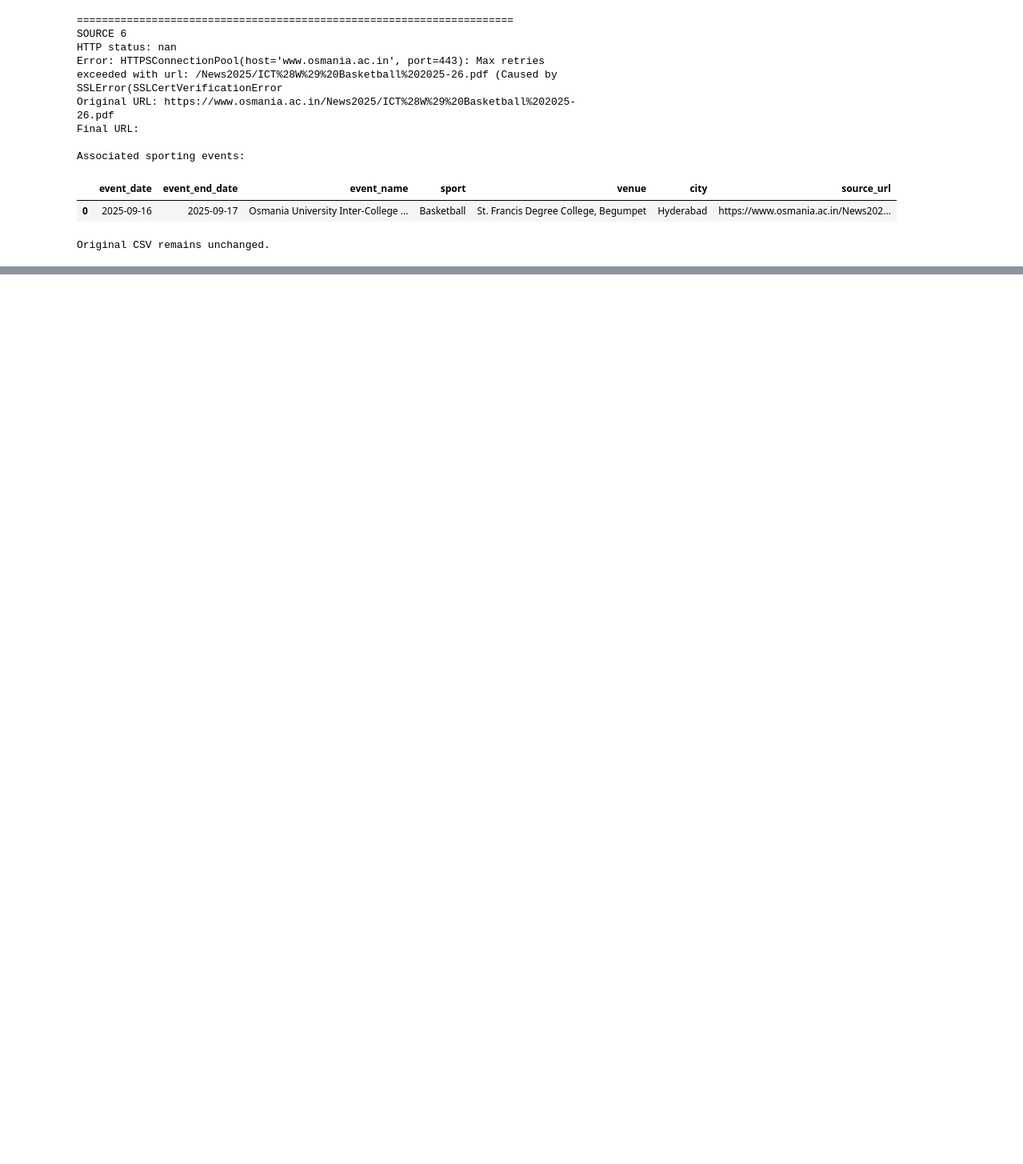
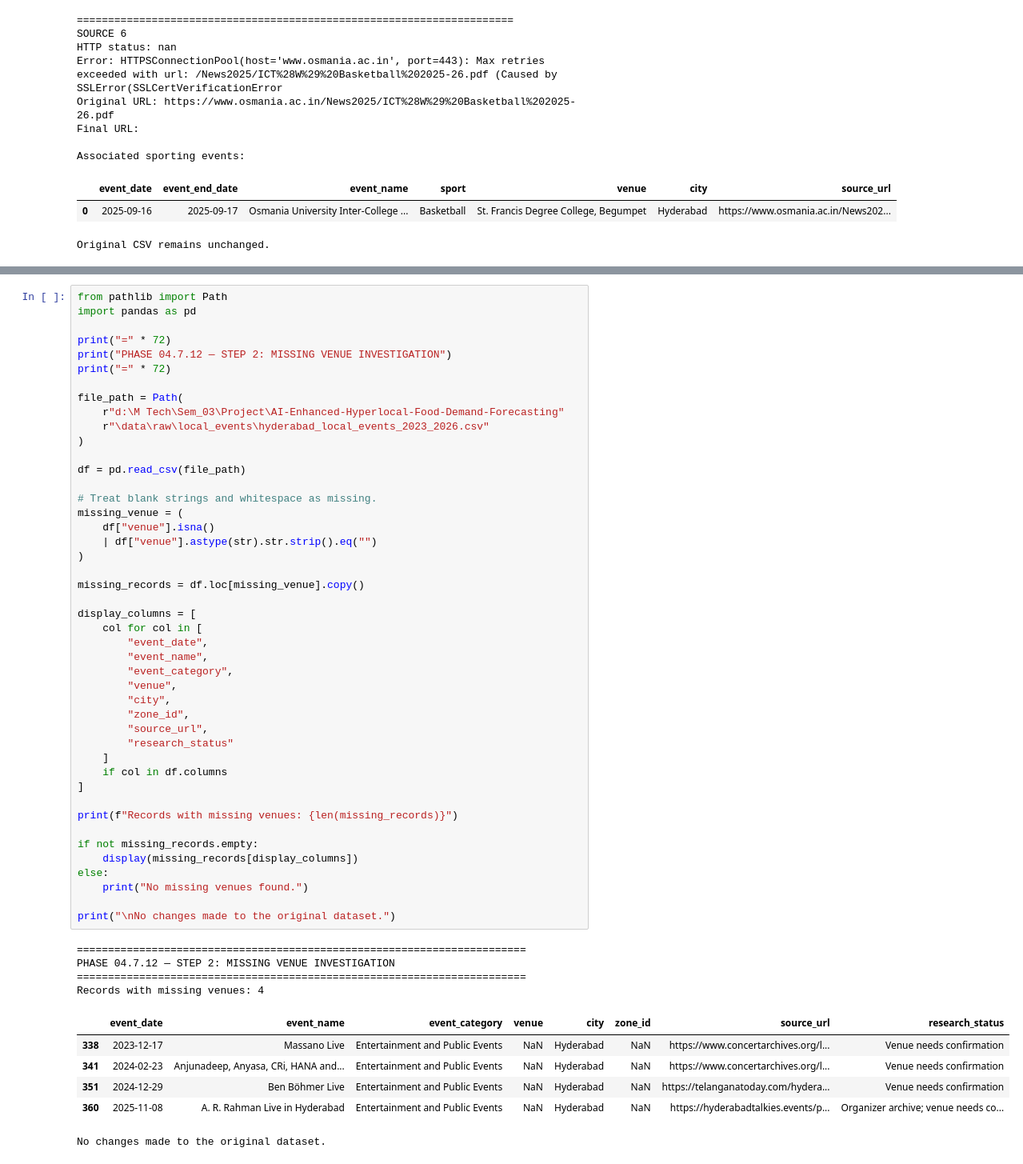
Before and after one commit to Venkatpotla33/AI-Enhanced-Hyperlocal-Food-Demand-Forecasting, a Jupyter notebook: notebooks/04_live_contextual_data_collection_and_integration_FIXED.ipynb, the cells around one changed output, grey strips where cells are left out. Shown at 80% size. Saved outputs shown, nothing was run; the diff lists cells and outputs as text; blank space fills up the shorter version.

```diff
--- a/notebooks/04_live_contextual_data_collection_and_integration_FIXED.ipynb
+++ b/notebooks/04_live_contextual_data_collection_and_integration_FIXED.ipynb
@@ -14663,0 +17499,56 @@ The existing CSV will serve as the working dataset for subsequent project stages
+# %%
+from pathlib import Path
+import pandas as pd
+
+print("=" * 72)
+print("PHASE 04.7.12 — STEP 2: MISSING VENUE INVESTIGATION")
+print("=" * 72)
+
+file_path = Path(
+    r"d:\M Tech\Sem_03\Project\AI-Enhanced-Hyperlocal-Food-Demand-Forecasting"
+    r"\data\raw\local_events\hyderabad_local_events_2023_2026.csv"
+)
+
+df = pd.read_csv(file_path)
+
+# Treat blank strings and whitespace as missing.
+missing_venue = (
+    df["venue"].isna()
+    | df["venue"].astype(str).str.strip().eq("")
+)
+
+missing_records = df.loc[missing_venue].copy()
+
+display_columns = [
+    col for col in [
+        "event_date",
+        "event_name",
+        "event_category",
+        "venue",
+        "city",
+        "zone_id",
+        "source_url",
+        "research_status"
+    ]
+    if col in df.columns
+]
+
+print(f"Records with missing venues: {len(missing_records)}")
+
+if not missing_records.empty:
+    display(missing_records[display_columns])
+else:
+    print("No missing venues found.")
+
+print("\nNo changes made to the original dataset.")
+# %% [output]
+========================================================================
+PHASE 04.7.12 — STEP 2: MISSING VENUE INVESTIGATION
+========================================================================
+Records with missing venues: 4
+|  | event_date | event_name | event_category | venue | city | zone_id | source_url | research_status |
+| 338 | 2023-12-17 | Massano Live | Entertainment and Public Events | NaN | Hyderabad | NaN | https://www.concertarchives.org/l... | Venue needs confirmation |
+| 341 | 2024-02-23 | Anjunadeep, Anyasa, CRi, HANA and... | Entertainment and Public Events | NaN | Hyderabad | NaN | https://www.concertarchives.org/l... | Venue needs confirmation |
+| 351 | 2024-12-29 | Ben Böhmer Live | Entertainment and Public Events | NaN | Hyderabad | NaN | https://telanganatoday.com/hydera... | Venue needs confirmation |
+| 360 | 2025-11-08 | A. R. Rahman Live in Hyderabad | Entertainment and Public Events | NaN | Hyderabad | NaN | https://hyderabadtalkies.events/p... | Organizer archive; venue needs co... |
+No changes made to the original dataset.
```
Also changed, not shown: parts of 43 cells of this notebook, 1 other file.
